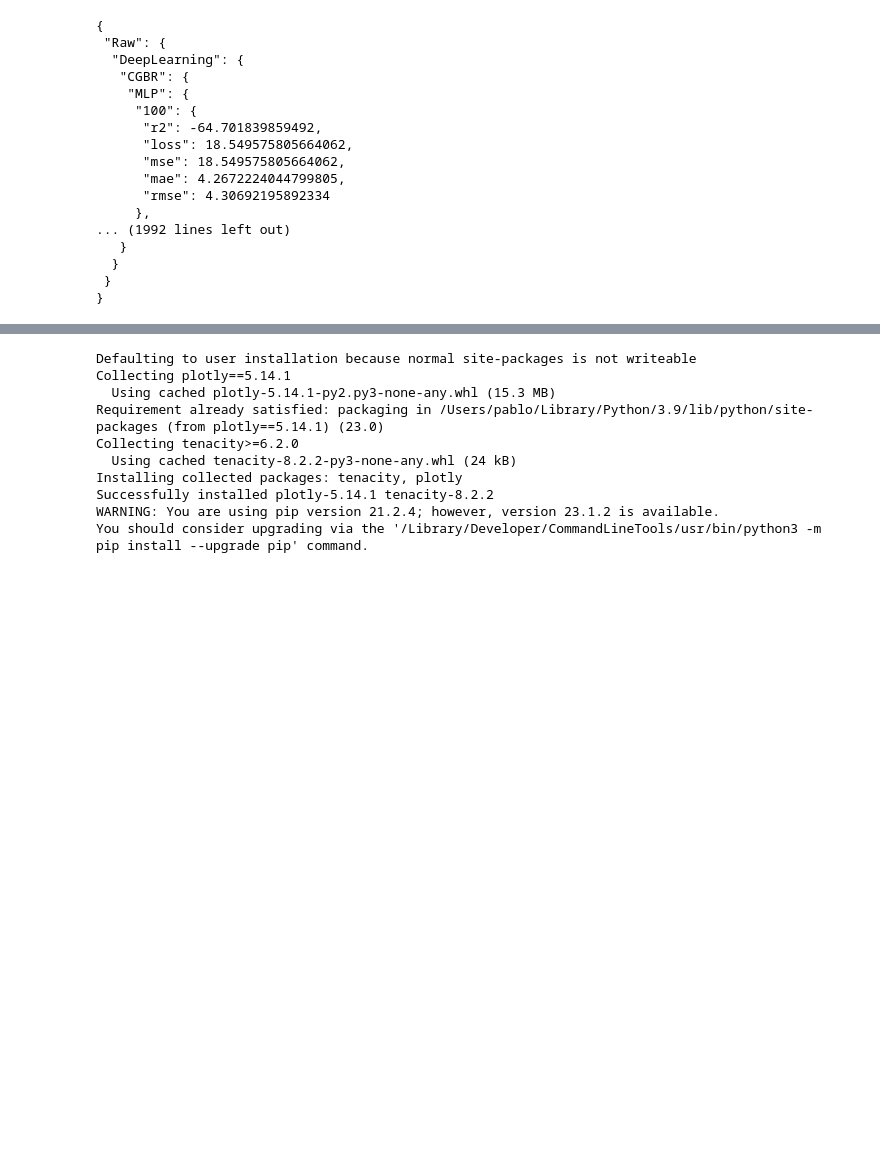
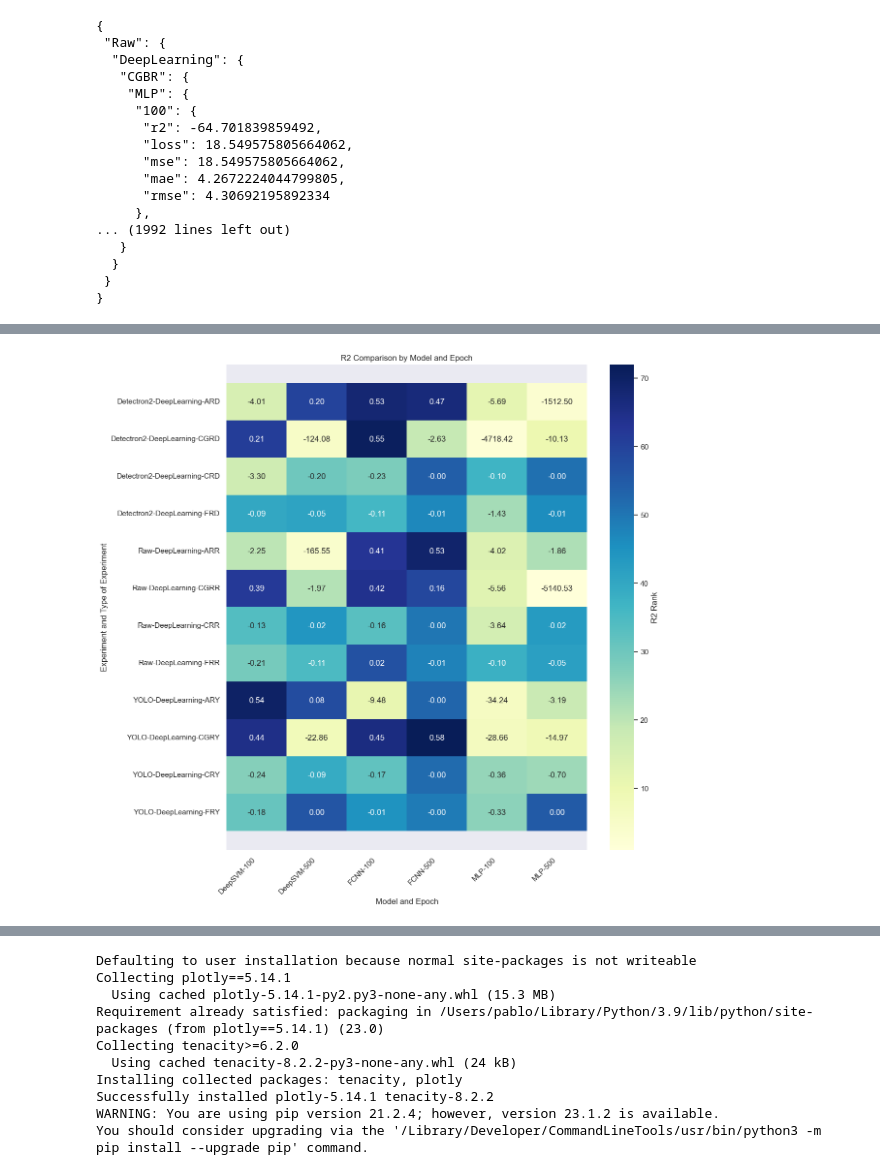
Before and after one commit to pcruiher08/ImageFeatures, a Jupyter notebook: Experiments/Graphs.ipynb, the cells around one changed output, grey strips where cells are left out. Saved outputs shown, nothing was run; the diff lists cells and outputs as text; code cells hidden in the pictures; blank space fills up the shorter version.

```diff
--- a/Experiments/Graphs.ipynb
+++ b/Experiments/Graphs.ipynb
@@ -38,0 +147,4 @@ print(json.dumps(resultsML, indent=1))
+# %%
+plot_r2_heatmap4(resultsDL, 'R')
+# %% [output]
+[figure, added]
```
Also changed, not shown: parts of 7 cells of this notebook, 2 other files.
